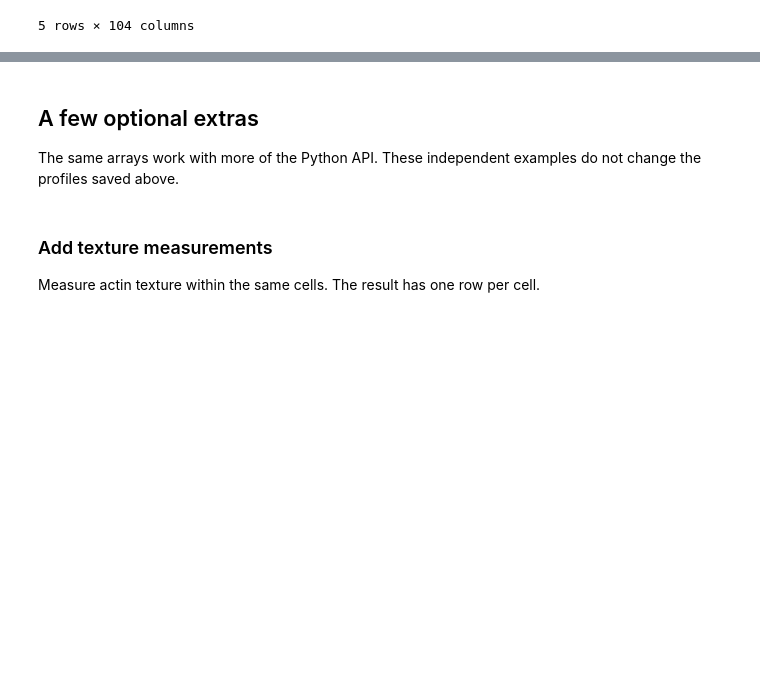
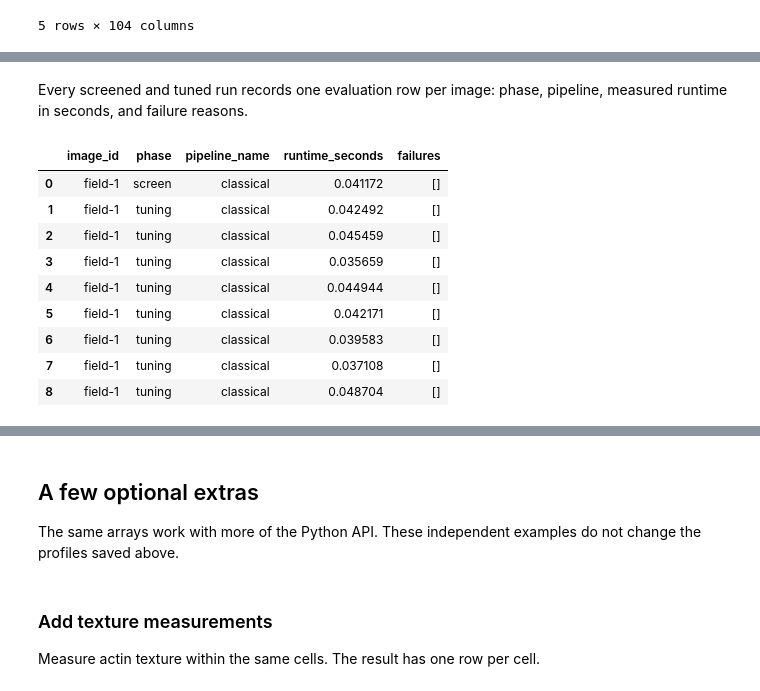
Before and after one commit to WayScience/cp-anywhere, a Jupyter notebook: docs/src/cell-profiling-anywhere.ipynb, the cells around one changed output, grey strips where cells are left out. Drawn from its saved outputs; the diff is of its cells as text; code cells hidden in the pictures; blank space fills up the shorter version.

```diff
--- a/docs/src/cell-profiling-anywhere.ipynb
+++ b/docs/src/cell-profiling-anywhere.ipynb
@@ -274,0 +322,15 @@ saved_profiles.head()
+# %% [markdown]
+Every screened and tuned run records one evaluation row per image: phase, pipeline, measured runtime in seconds, and failure reasons.
+# %%
+pd.DataFrame([vars(row) for row in selection.evaluations])
+# %% [output]
+|  | image_id | phase | pipeline_name | runtime_seconds | failures |
+| 0 | field-1 | screen | classical | 0.041172 | [] |
+| 1 | field-1 | tuning | classical | 0.042492 | [] |
+| 2 | field-1 | tuning | classical | 0.045459 | [] |
+| 3 | field-1 | tuning | classical | 0.035659 | [] |
+| 4 | field-1 | tuning | classical | 0.044944 | [] |
+| 5 | field-1 | tuning | classical | 0.042171 | [] |
+| 6 | field-1 | tuning | classical | 0.039583 | [] |
+| 7 | field-1 | tuning | classical | 0.037108 | [] |
+| 8 | field-1 | tuning | classical | 0.048704 | [] |
```
Also changed, not shown: parts of 5 cells of this notebook, 6 other files.
